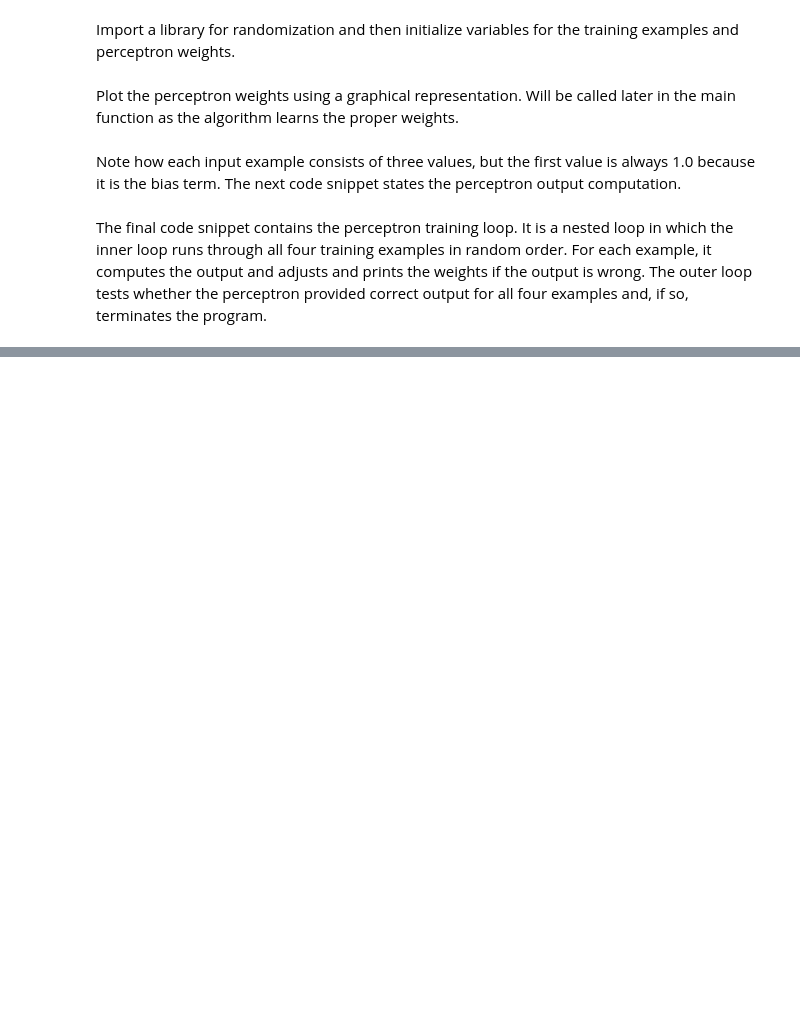
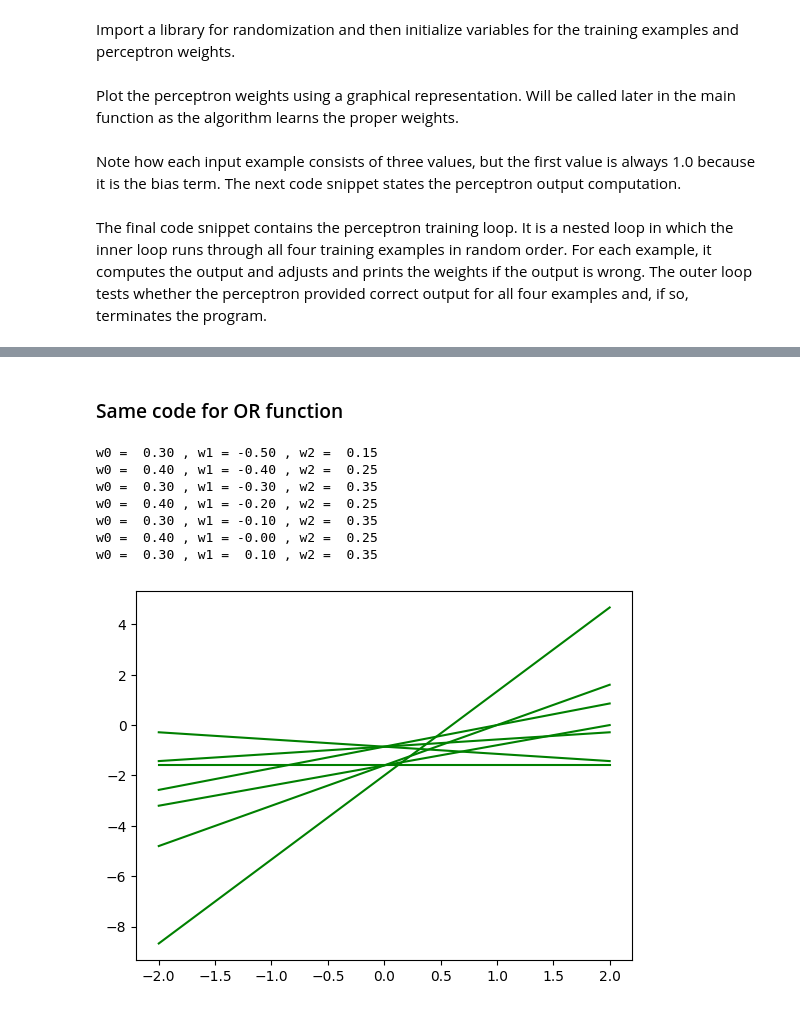
Before and after one commit to manelbenabid/DeepL, a Jupyter notebook: Week 1/Notebook1.1-Training-Perceptron.ipynb, the cells around one changed output, grey strips where cells are left out. Saved outputs shown, nothing was run; the diff lists cells and outputs as text; code cells hidden in the pictures; blank space fills up the shorter version.

Commit message:
Added the OR gate function -- solved

```diff
--- a/Week 1/Notebook1.1-Training-Perceptron.ipynb
+++ b/Week 1/Notebook1.1-Training-Perceptron.ipynb
@@ -108,0 +117,43 @@ while not all_correct:
+# %% [markdown]
+### Same code for OR function
+# %%
+# Define training examples for the OR function.
+x_train = [(1.0, -1.0, -1.0), (1.0, -1.0, 1.0), (1.0, 1.0, -1.0), (1.0, 1.0, 1.0)]  # Inputs
+y_train = [-1.0, 1.0, 1.0, 1.0]  # Output for the OR function
+
+# Define perceptron weights.
+w = [0.2, -0.6, 0.25] # Initialize to some "random" numbers
+
+def compute_output(w, x):
+    z = 0.0
+    for i in range(len(w)):
+        z += x[i] * w[i]  # Compute sum of weighted inputs
+    if z < 0:
+        return -1.0
+    else:
+        return 1.0
+
+
+# Perceptron training loop.
+all_correct = False
+while not all_correct:
+    all_correct = True
+    random.shuffle(index_list) # Randomize order
+    for i in index_list:
+        x = x_train[i]
+        y = y_train[i]
+        p_out = compute_output(w, x) # Perceptron function
+        if y != p_out: # Update weights when wrong
+            for j in range(0, len(w)):
+                w[j] += (y * LEARNING_RATE * x[j])
+            all_correct = False
+            show_learning(w) # Show updated weights
+# %% [output]
+w0 =  0.30 , w1 = -0.50 , w2 =  0.15
+w0 =  0.40 , w1 = -0.40 , w2 =  0.25
+w0 =  0.30 , w1 = -0.30 , w2 =  0.35
+w0 =  0.40 , w1 = -0.20 , w2 =  0.25
+w0 =  0.30 , w1 = -0.10 , w2 =  0.35
+w0 =  0.40 , w1 = -0.00 , w2 =  0.25
+w0 =  0.30 , w1 =  0.10 , w2 =  0.35
+[figure, added]
```
Also changed, not shown: parts of 2 cells of this notebook.
